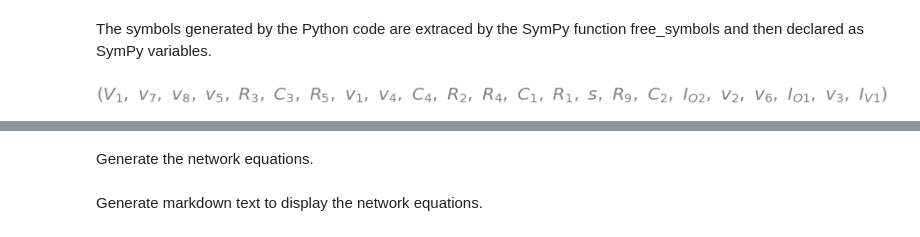
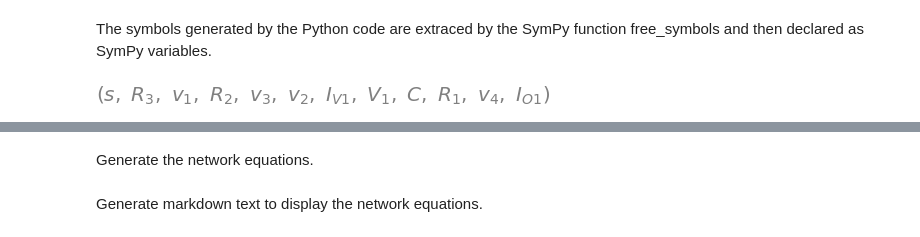
Before and after one commit to Tiburonboy/Symbolic-Modified-Nodal-Analysis-using-Python, a Jupyter notebook: backup/Modeling Op Amps.ipynb, the cells around one changed output, grey strips where cells are left out. Cells and saved outputs as stored; diff of their text form; code cells hidden in the pictures.

```diff
--- a/backup/Modeling Op Amps.ipynb
+++ b/backup/Modeling Op Amps.ipynb
@@ -452,0 +677,9 @@ $\displaystyle \left[\begin{matrix}C_{1} s v_{1} - C_{1} s v_{3} + I_{V1}\\v_{2}
+# %%
+net_list4 = '''
+V1 1 0 1
+O1 3 4 2
+R1 3 1 1
+R3 2 0 1
+R2 4 0 1
+C 2 3 1
+'''
@@ -452,0 +688,8 @@ $\displaystyle \left[\begin{matrix}C_{1} s v_{1} - C_{1} s v_{3} + I_{V1}\\v_{2}
+# %%
+report, network_df, df2, A4, X4, Z4 = SymMNA.smna(net_list4)
+
+# Put matricies into SymPy
+X4 = Matrix(X4)
+Z4 = Matrix(Z4)
+
+NE4_sym = Eq(A4*X4,Z4)
@@ -454,6 +707,6 @@ $\displaystyle \left[\begin{matrix}C_{1} s v_{1} - C_{1} s v_{3} + I_{V1}\\v_{2}
 The symbols generated by the Python code are extraced by the SymPy function free_symbols and then declared as SymPy variables.
 # %%
 # turn the free symbols into SymPy variables
-var(str(NE_sym.free_symbols).replace('{','').replace('}',''))
+var(str(NE4_sym.free_symbols).replace('{','').replace('}',''))
 # %% [output]
-[figure, old version]
+[figure, new version]
```
Also changed, not shown: parts of 236 cells of this notebook, 29 other files.
